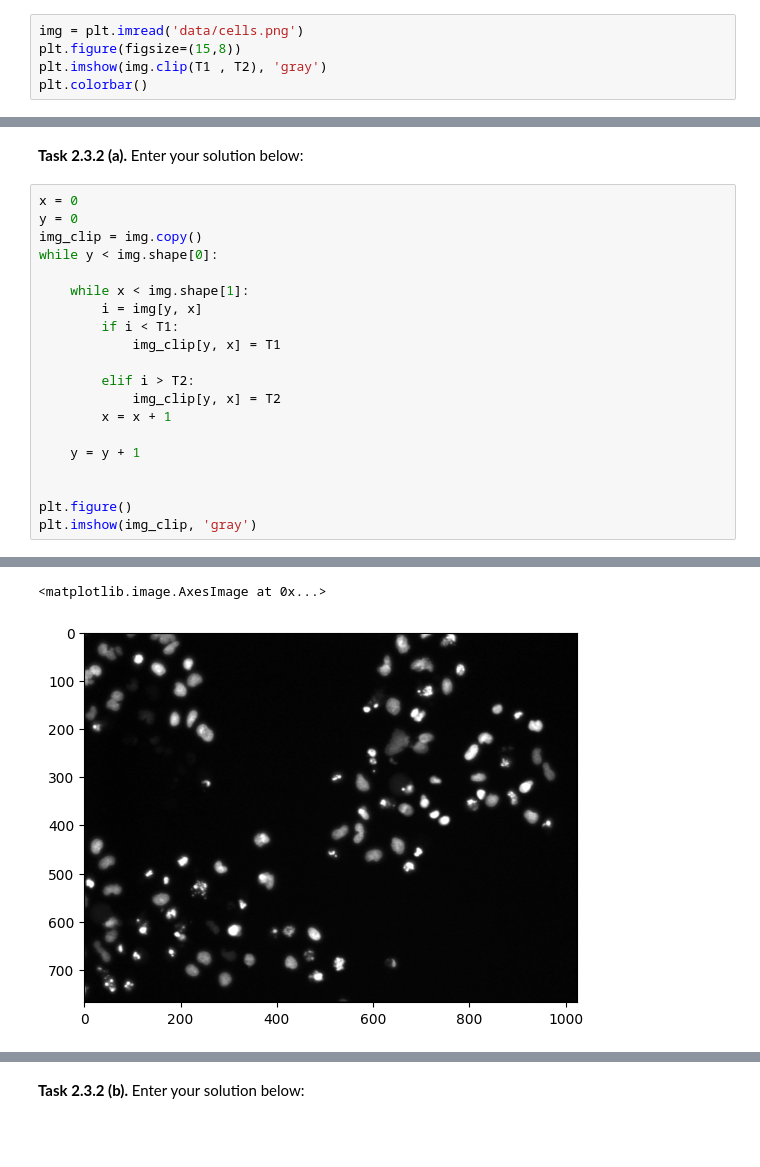
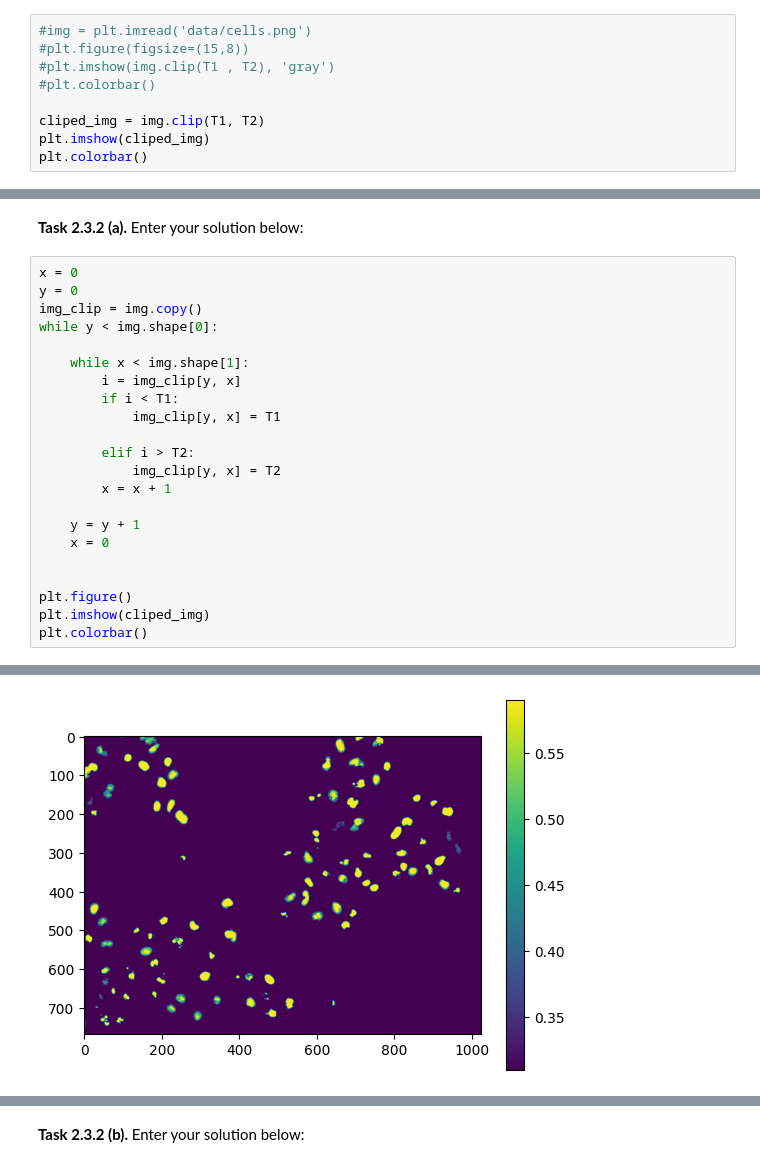
Before and after one commit to lottagambert/mobi-fs3-python, a Jupyter notebook: task2.ipynb, the cells around one changed output, grey strips where cells are left out. Cells and saved outputs as stored; diff of their text form; blank space fills up the shorter version.

```diff
--- a/task2.ipynb
+++ b/task2.ipynb
@@ -47,9 +47,13 @@ T2 = 0.59
 
 **<a id="#">Task 2.3.1.</a>** Enter your solution below:
 # %%
-img = plt.imread('data/cells.png')
-plt.figure(figsize=(15,8))
-plt.imshow(img.clip(T1 , T2), 'gray')
+#img = plt.imread('data/cells.png')
+#plt.figure(figsize=(15,8))
+#plt.imshow(img.clip(T1 , T2), 'gray')
+#plt.colorbar()
+
+cliped_img = img.clip(T1, T2)
+plt.imshow(cliped_img)
 plt.colorbar()
 # %% [output]
 <matplotlib.colorbar.Colorbar at 0x...>
@@ -70,7 +75,7 @@ img_clip = img.copy()
 while y < img.shape[0]:
 
     while x < img.shape[1]:
-        i = img[y, x]
+        i = img_clip[y, x]
         if i < T1:
             img_clip[y, x] = T1
 
@@ -79,8 +84,10 @@ while y < img.shape[0]:
         x = x + 1
 
     y = y + 1
+    x = 0
 
 
 plt.figure()
-plt.imshow(img_clip, 'gray')
+plt.imshow(cliped_img)
+plt.colorbar()
 # %% [output]
@@ -104,2 +95 @@ plt.imshow(img_clip, 'gray')
-<matplotlib.image.AxesImage at 0x...>
-[figure, old version]
+[figure, new version]
```
Also changed, not shown: parts of 9 cells of this notebook.
